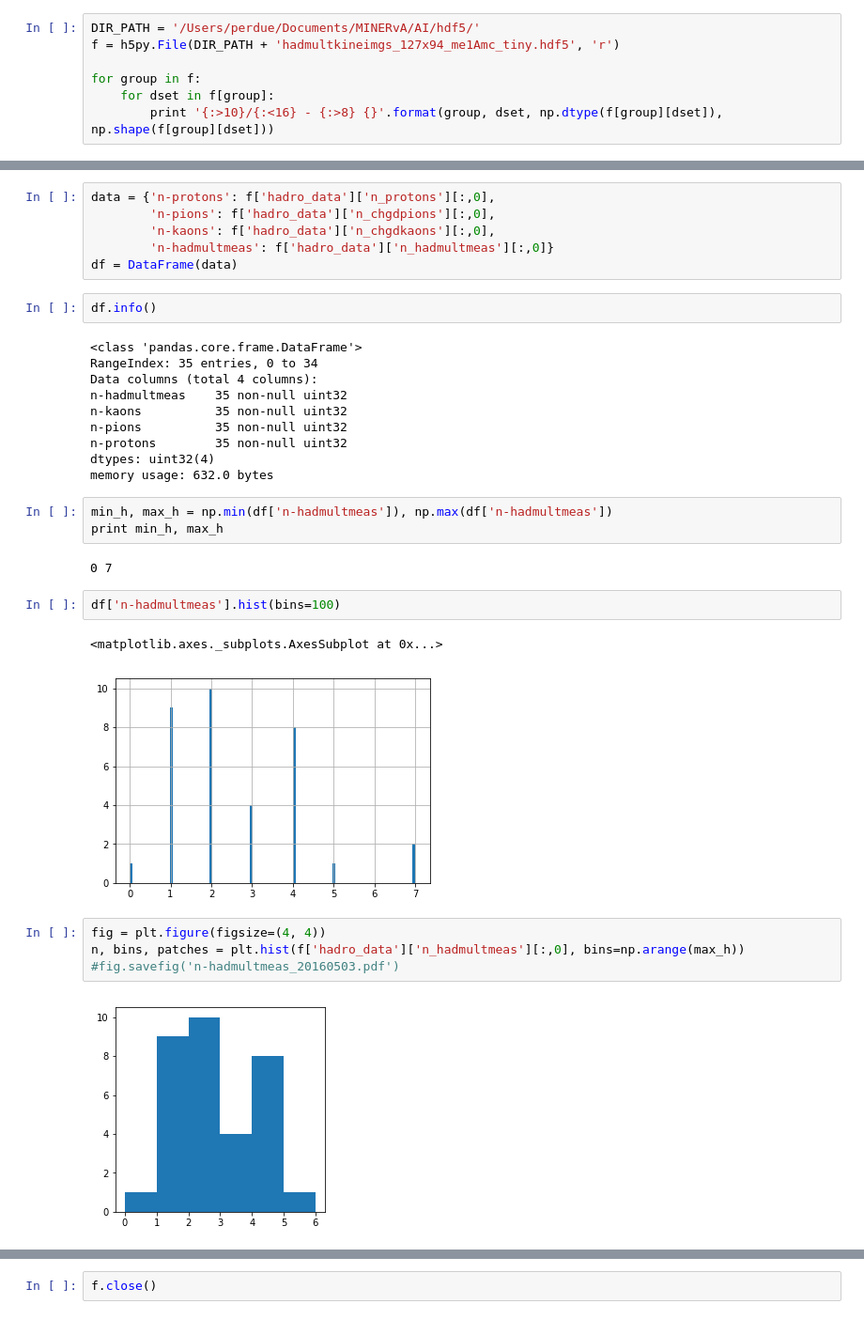
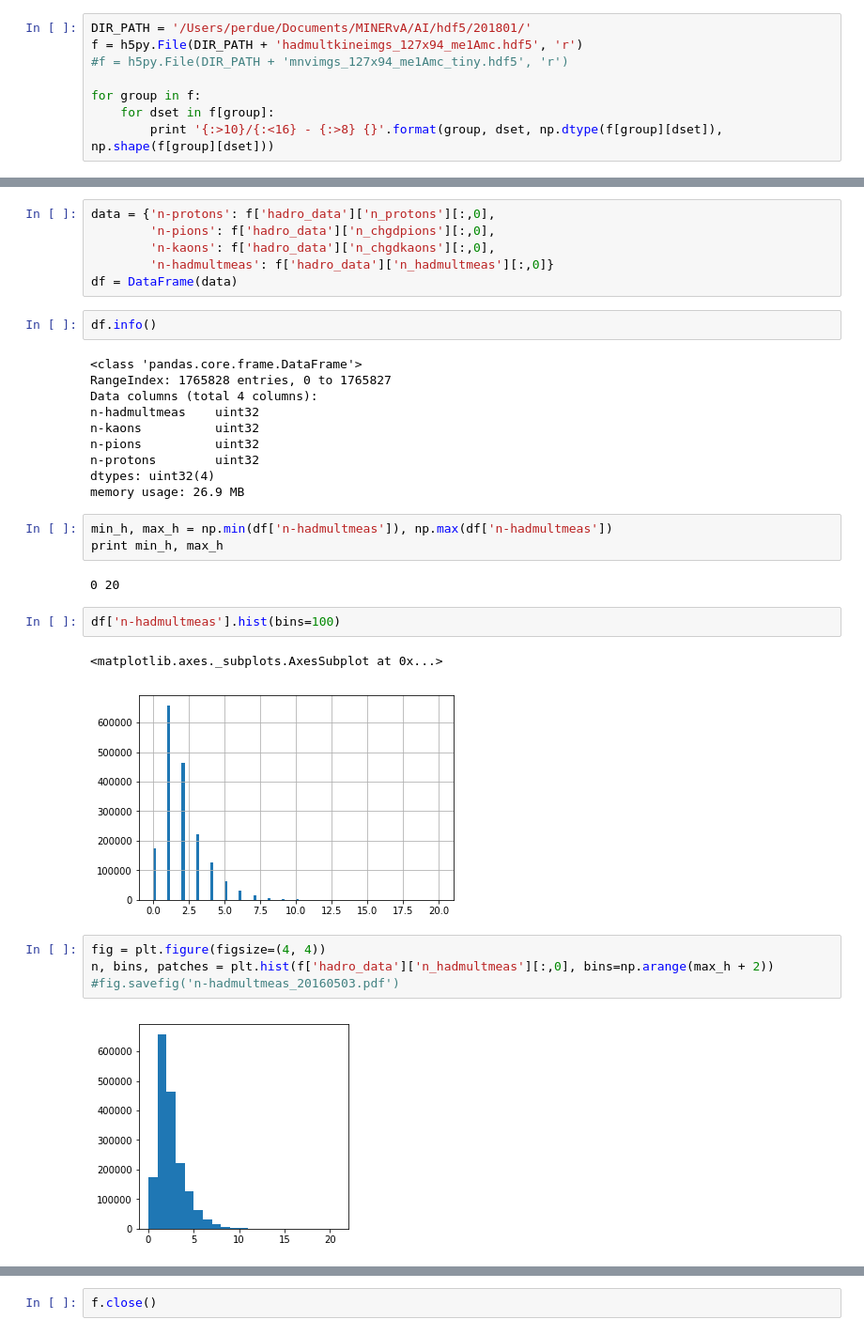
Before and after one commit to gnperdue/JupyterNotebooks, a Jupyter notebook: ANNMINERvA/visualize_had_mult.ipynb, the cells around one changed output, grey strips where cells are left out. Shown at 94% size. Saved outputs shown, nothing was run; the diff lists cells and outputs as text.

```diff
--- a/ANNMINERvA/visualize_had_mult.ipynb
+++ b/ANNMINERvA/visualize_had_mult.ipynb
@@ -11,8 +11,9 @@ import sys
 sys.path.append('/Users/perdue/Documents/MINERvA/AI/ANNMINERvA')
 from evtid_utils import decode_eventid
 # %%
-DIR_PATH = '/Users/perdue/Documents/MINERvA/AI/hdf5/'
-f = h5py.File(DIR_PATH + 'hadmultkineimgs_127x94_me1Amc_tiny.hdf5', 'r')
+DIR_PATH = '/Users/perdue/Documents/MINERvA/AI/hdf5/201801/'
+f = h5py.File(DIR_PATH + 'hadmultkineimgs_127x94_me1Amc.hdf5', 'r')
+#f = h5py.File(DIR_PATH + 'mnvimgs_127x94_me1Amc_tiny.hdf5', 'r')
 
 for group in f:
     for dset in f[group]:
@@ -45,27 +46,27 @@ df = DataFrame(data)
 df.info()
 # %% [output]
 <class 'pandas.core.frame.DataFrame'>
-RangeIndex: 35 entries, 0 to 34
+RangeIndex: 1765828 entries, 0 to 1765827
 Data columns (total 4 columns):
-n-hadmultmeas    35 non-null uint32
-n-kaons          35 non-null uint32
-n-pions          35 non-null uint32
-n-protons        35 non-null uint32
+n-hadmultmeas    uint32
+n-kaons          uint32
+n-pions          uint32
+n-protons        uint32
 dtypes: uint32(4)
-memory usage: 632.0 bytes
+memory usage: 26.9 MB
 # %%
 min_h, max_h = np.min(df['n-hadmultmeas']), np.max(df['n-hadmultmeas'])
 print min_h, max_h
 # %% [output]
-0 7
+0 20
 # %%
 df['n-hadmultmeas'].hist(bins=100)
 # %% [output]
 <matplotlib.axes._subplots.AxesSubplot at 0x...>
-[figure, old version]
+[figure, new version]
 # %%
 fig = plt.figure(figsize=(4, 4))
-n, bins, patches = plt.hist(f['hadro_data']['n_hadmultmeas'][:,0], bins=np.arange(max_h))
+n, bins, patches = plt.hist(f['hadro_data']['n_hadmultmeas'][:,0], bins=np.arange(max_h + 2))
 #fig.savefig('n-hadmultmeas_20160503.pdf')
 # %% [output]
-[figure, old version]
+[figure, new version]
```
Also changed, not shown: parts of 8 cells of this notebook, 2 other files.
